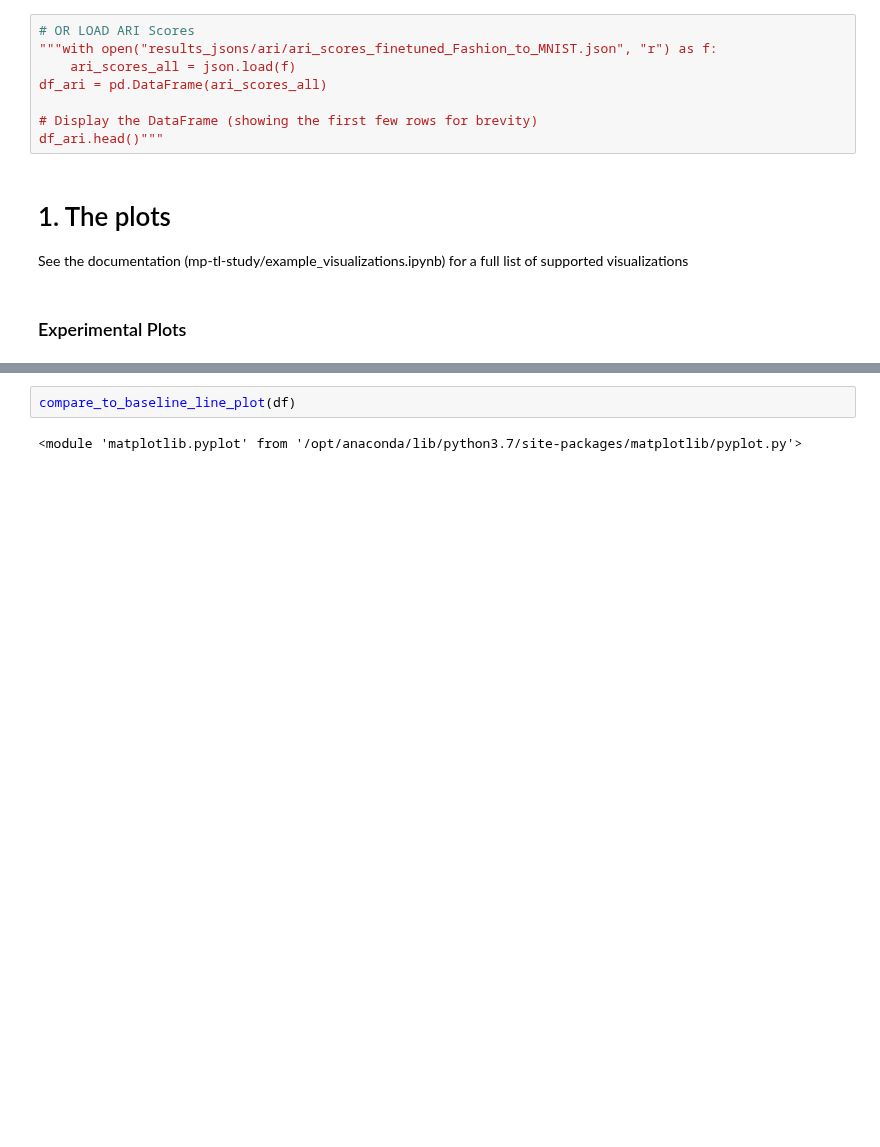
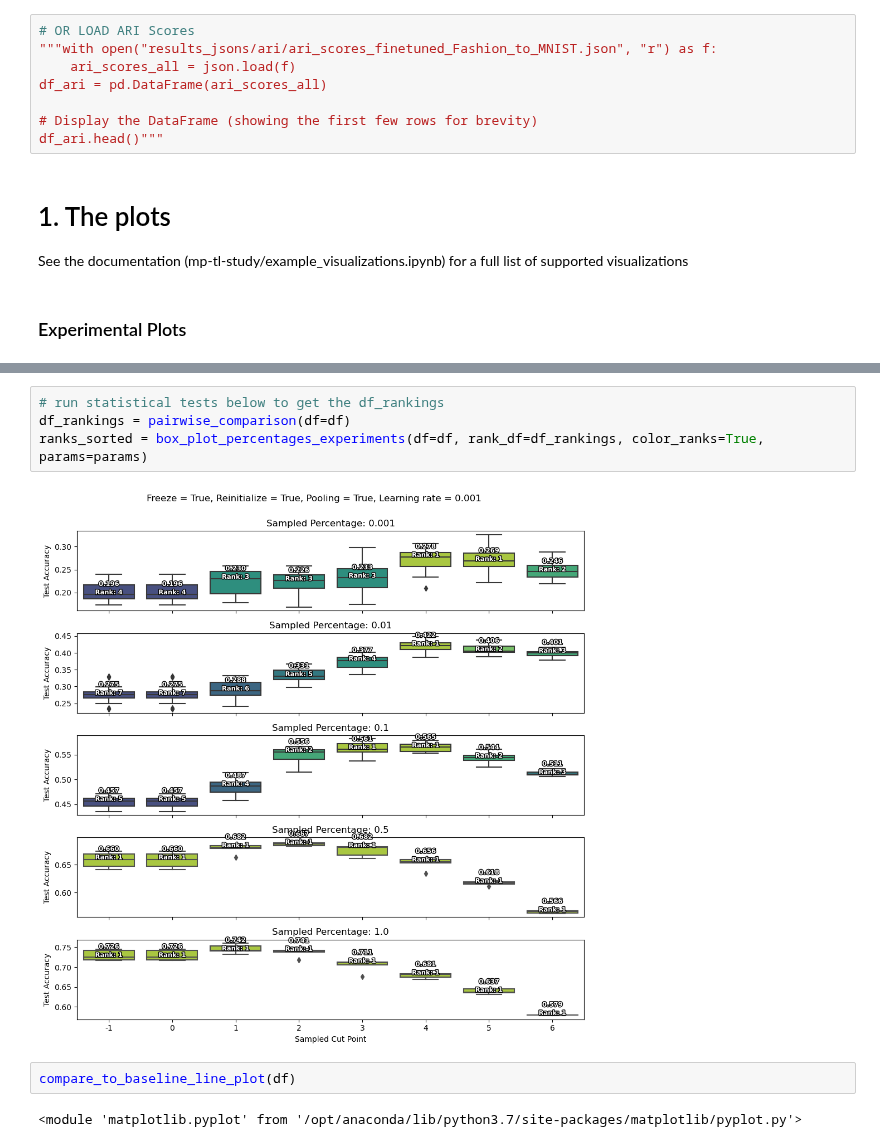
Before and after one commit to tusharmanekar/mp-tl-study, a Jupyter notebook: CIFAR/visualizations.ipynb, the cells around one changed output, grey strips where cells are left out. Drawn from its saved outputs; the diff is of its cells as text; blank space fills up the shorter version.

Commit message:
plotting the ranks done. run it for all the plots for the latex (example in CIFAR visualizations)

```diff
--- a/CIFAR/visualizations.ipynb
+++ b/CIFAR/visualizations.ipynb
@@ -94,3 +89,9 @@ box_plot_percentages_experiments(df=df, params=params, figsize=(10,10))
+# %%
+# run statistical tests below to get the df_rankings
+df_rankings = pairwise_comparison(df=df)
+ranks_sorted = box_plot_percentages_experiments(df=df, rank_df=df_rankings, color_ranks=True, params=params)
+# %% [output]
+[figure, added]
 # %%
 compare_to_baseline_line_plot(df)
 # %% [output]
```
Also changed, not shown: parts of 5 cells of this notebook, 3 other files.
